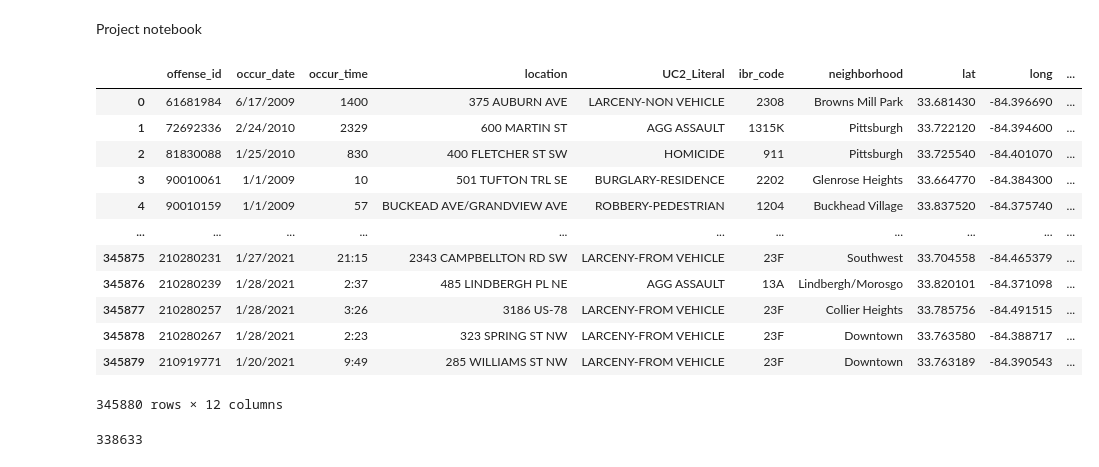
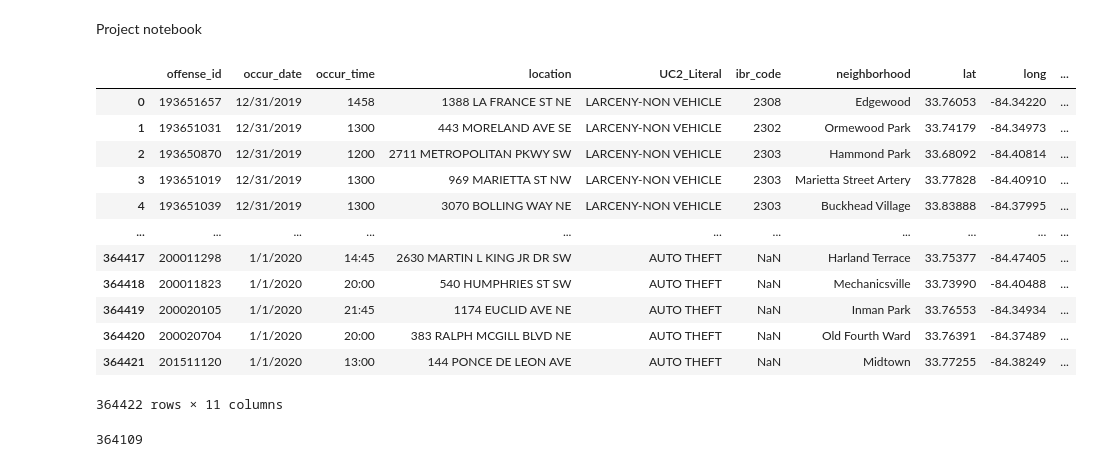
Before and after one commit to cayelsie/Crime-trends-in-Atlanta, a Jupyter notebook: Kelly/Kelly_crime_data.ipynb, the cells around one changed output. Saved outputs shown, nothing was run; the diff lists cells and outputs as text; code cells hidden in the pictures.

```diff
--- a/Kelly/Kelly_crime_data.ipynb
+++ b/Kelly/Kelly_crime_data.ipynb
@@ -18,26 +13,29 @@ csvpath_09_21 = os.path.join("..","Kelly", "crime_09_21_final.csv")
+# %%
+csvpath_09_20_clean = os.path.join("..","Kelly", "crime_09_20_clean.csv")
 # %%
-crime_09_21_df = pd.read_csv(csvpath_09_21, encoding="utf-8", low_memory=False)
-crime_09_21_df
+crime_09_20_clean_df = pd.read_csv(csvpath_09_20_clean, encoding="utf-8", low_memory=False)
+crime_09_20_clean_df
 # %% [output]
 |  | offense_id | occur_date | occur_time | location | UC2_Literal | ibr_code | neighborhood | lat | long | ... |
-| 0 | 61681984 | 6/17/2009 | 1400 | 375 AUBURN AVE | LARCENY-NON VEHICLE | 2308 | Browns Mill Park | 33.681430 | -84.396690 | ... |
-| 1 | 72692336 | 2/24/2010 | 2329 | 600 MARTIN ST | AGG ASSAULT | 1315K | Pittsburgh | 33.722120 | -84.394600 | ... |
-| 2 | 81830088 | 1/25/2010 | 830 | 400 FLETCHER ST SW | HOMICIDE | 911 | Pittsburgh | 33.725540 | -84.401070 | ... |
-| 3 | 90010061 | 1/1/2009 | 10 | 501 TUFTON TRL SE | BURGLARY-RESIDENCE | 2202 | Glenrose Heights | 33.664770 | -84.384300 | ... |
-| 4 | 90010159 | 1/1/2009 | 57 | BUCKEAD AVE/GRANDVIEW AVE | ROBBERY-PEDESTRIAN | 1204 | Buckhead Village | 33.837520 | -84.375740 | ... |
+| 0 | 193651657 | 12/31/2019 | 1458 | 1388 LA FRANCE ST NE | LARCENY-NON VEHICLE | 2308 | Edgewood | 33.76053 | -84.34220 | ... |
+| 1 | 193651031 | 12/31/2019 | 1300 | 443 MORELAND AVE SE | LARCENY-NON VEHICLE | 2302 | Ormewood Park | 33.74179 | -84.34973 | ... |
+| 2 | 193650870 | 12/31/2019 | 1200 | 2711 METROPOLITAN PKWY SW | LARCENY-NON VEHICLE | 2303 | Hammond Park | 33.68092 | -84.40814 | ... |
+| 3 | 193651019 | 12/31/2019 | 1300 | 969 MARIETTA ST NW | LARCENY-NON VEHICLE | 2303 | Marietta Street Artery | 33.77828 | -84.40910 | ... |
+| 4 | 193651039 | 12/31/2019 | 1300 | 3070 BOLLING WAY NE | LARCENY-NON VEHICLE | 2303 | Buckhead Village | 33.83888 | -84.37995 | ... |
 | ... | ... | ... | ... | ... | ... | ... | ... | ... | ... | ... |
-| 345875 | 210280231 | 1/27/2021 | 21:15 | 2343 CAMPBELLTON RD SW | LARCENY-FROM VEHICLE | 23F | Southwest | 33.704558 | -84.465379 | ... |
-| 345876 | 210280239 | 1/28/2021 | 2:37 | 485 LINDBERGH PL NE | AGG ASSAULT | 13A | Lindbergh/Morosgo | 33.820101 | -84.371098 | ... |
-| 345877 | 210280257 | 1/28/2021 | 3:26 | 3186 US-78 | LARCENY-FROM VEHICLE | 23F | Collier Heights | 33.785756 | -84.491515 | ... |
-| 345878 | 210280267 | 1/28/2021 | 2:23 | 323 SPRING ST NW | LARCENY-FROM VEHICLE | 23F | Downtown | 33.763580 | -84.388717 | ... |
-| 345879 | 210919771 | 1/20/2021 | 9:49 | 285 WILLIAMS ST NW | LARCENY-FROM VEHICLE | 23F | Downtown | 33.763189 | -84.390543 | ... |
+| 364417 | 200011298 | 1/1/2020 | 14:45 | 2630 MARTIN L KING JR DR SW | AUTO THEFT | NaN | Harland Terrace | 33.75377 | -84.47405 | ... |
+| 364418 | 200011823 | 1/1/2020 | 20:00 | 540 HUMPHRIES ST SW | AUTO THEFT | NaN | Mechanicsville | 33.73990 | -84.40488 | ... |
+| 364419 | 200020105 | 1/1/2020 | 21:45 | 1174 EUCLID AVE NE | AUTO THEFT | NaN | Inman Park | 33.76553 | -84.34934 | ... |
+| 364420 | 200020704 | 1/1/2020 | 20:00 | 383 RALPH MCGILL BLVD NE | AUTO THEFT | NaN | Old Fourth Ward | 33.76391 | -84.37489 | ... |
+| 364421 | 201511120 | 1/1/2020 | 13:00 | 144 PONCE DE LEON AVE | AUTO THEFT | NaN | Midtown | 33.77255 | -84.38249 | ... |
-345880 rows × 12 columns
+364422 rows × 11 columns
 # %%
 #Sort by offense id
-offense_sort = crime_09_21_df.sort_values("offense_id", ascending = False)
-offense_sort
+offense_sort = crime_09_20_clean_df.sort_values("offense_id", ascending = False)
+# offense_sort
 
-#Note that offense IDs are repeated but this is probably across years...check into?
-crime_09_21_df["offense_id"].nunique()
+#Check for repeat offense id
+
+crime_09_20_clean_df["offense_id"].nunique()
 # %% [output]
-338633
+364109
```
Also changed, not shown: parts of 17 cells of this notebook, 3 other files.
